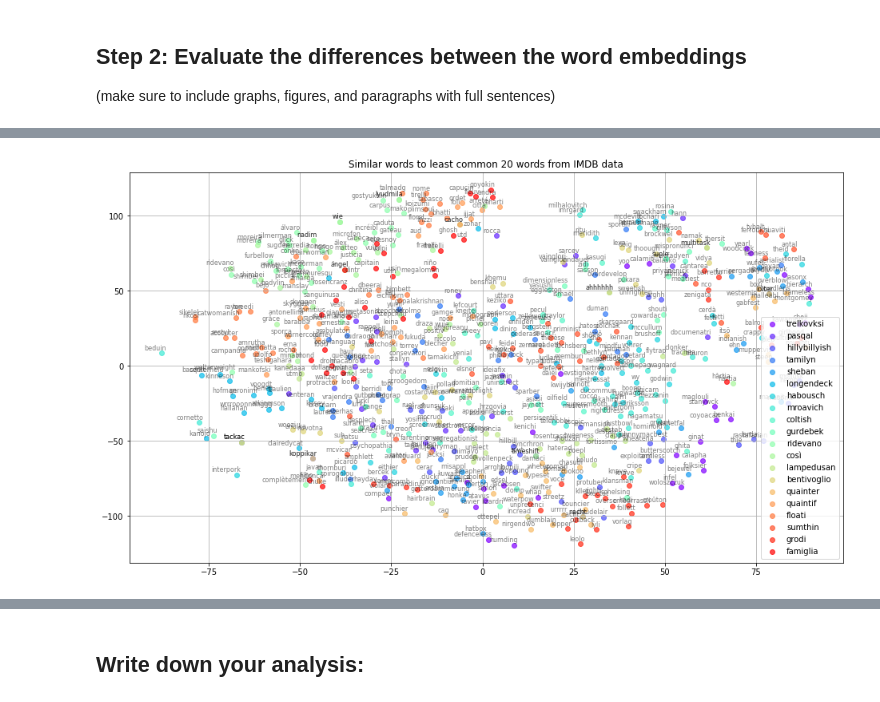
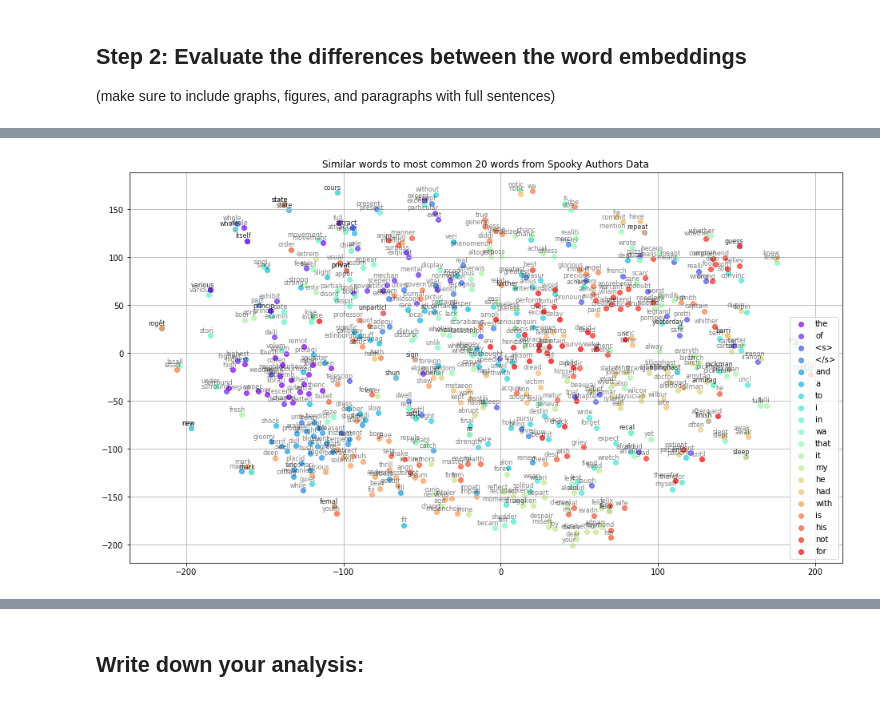
Before and after one commit to zgvera/word_embeddings_nlp_classproject, a Jupyter notebook: wordembeddings.ipynb, the cells around one changed output, grey strips where cells are left out. Drawn from its saved outputs; the diff is of its cells as text; code cells hidden in the pictures.

Commit message:
files for submission
imdb dataset can't be uploaded, kaggle link: https://www.kaggle.com/datasets/lakshmi25npathi/imdb-dataset-of-50k-movie-reviews

```diff
--- a/wordembeddings.ipynb
+++ b/wordembeddings.ipynb
@@ -217,13 +241,21 @@ def tsne_plot(_model):
 # %%
-keys = model.wv.index_to_key[:20]
+# based on
+# https://hedges.belmont.edu/scottergories/jupyter/2020/05/31/Visualizing-Word2Vec-Word-Embeddings-Using-tSNE.html
+def tsne_plot_keys(keys, model, plot_title, img_name):
+    embedding_clusters = []
+    word_clusters = []
+    for word in keys:
+        embeddings = []
+        words = []
+        for similar_word, _ in model.wv.most_similar(word, topn=30):
+            words.append(similar_word)
+            embeddings.append(model.wv[similar_word])
+        embedding_clusters.append(embeddings)
+        word_clusters.append(words)
 
-embedding_clusters = []
-word_clusters = []
-for word in keys:
-    embeddings = []
-    words = []
-    for similar_word, _ in model.wv.most_similar(word, topn=30):
-        words.append(similar_word)
-        embeddings.append(model.wv[similar_word])
-    embedding_clusters.append(embeddings)
-    word_clusters.append(words)
+    embedding_clusters = np.array(embedding_clusters)
+    n, m, k = embedding_clusters.shape
+    tsne_model_en_2d = TSNE(perplexity=15, n_components=2, init='pca', n_iter=3500, random_state=32)
+    embeddings_en_2d = np.array(tsne_model_en_2d.fit_transform(embedding_clusters.reshape(n * m, k))).reshape(n, m, 2)
+
+    tsne_plot_similar_words(plot_title, keys, embeddings_en_2d, word_clusters, 0.7, img_name)
@@ -313,23 +262,7 @@ tsne_plot_similar_words('Similar words to most common 20 words from IMDB data',
-# %%
-keys = our_model.wv.index_to_key[-20:]
-
-embedding_clusters = []
-word_clusters = []
-for word in keys:
-    embeddings = []
-    words = []
-    for similar_word, _ in our_model.wv.most_similar(word, topn=30):
-        words.append(similar_word)
-        embeddings.append(our_model.wv[similar_word])
-    embedding_clusters.append(embeddings)
-    word_clusters.append(words)
-
-embedding_clusters = np.array(embedding_clusters)
-n, m, k = embedding_clusters.shape
-tsne_model_en_2d = TSNE(perplexity=15, n_components=2, init='pca', n_iter=3500, random_state=32)
-embeddings_en_2d = np.array(tsne_model_en_2d.fit_transform(embedding_clusters.reshape(n * m, k))).reshape(n, m, 2)
-
-tsne_plot_similar_words('Similar words to least common 20 words from IMDB data', keys, embeddings_en_2d, word_clusters, 0.7,
-                        'imdb_similar_words_least.png')
-# %% [output]
-[figure, removed]
+# %%
+tsne_plot_keys(model.wv.index_to_key[:20],
+               model,
+               'Similar words to most common 20 words from Spooky Authors Data',
+               'spooky_similar_words_most.png')
+# %% [output]
+[figure, added]
```
Also changed, not shown: parts of 27 cells of this notebook, 1 other file.
